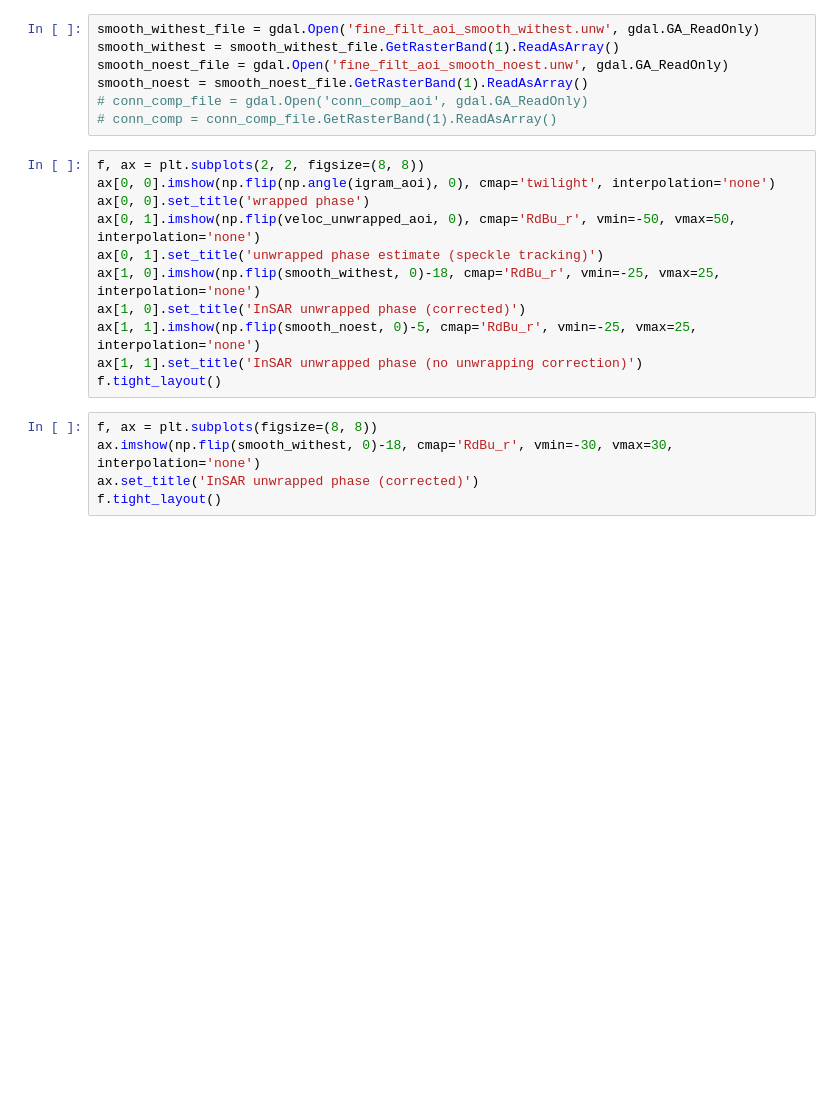
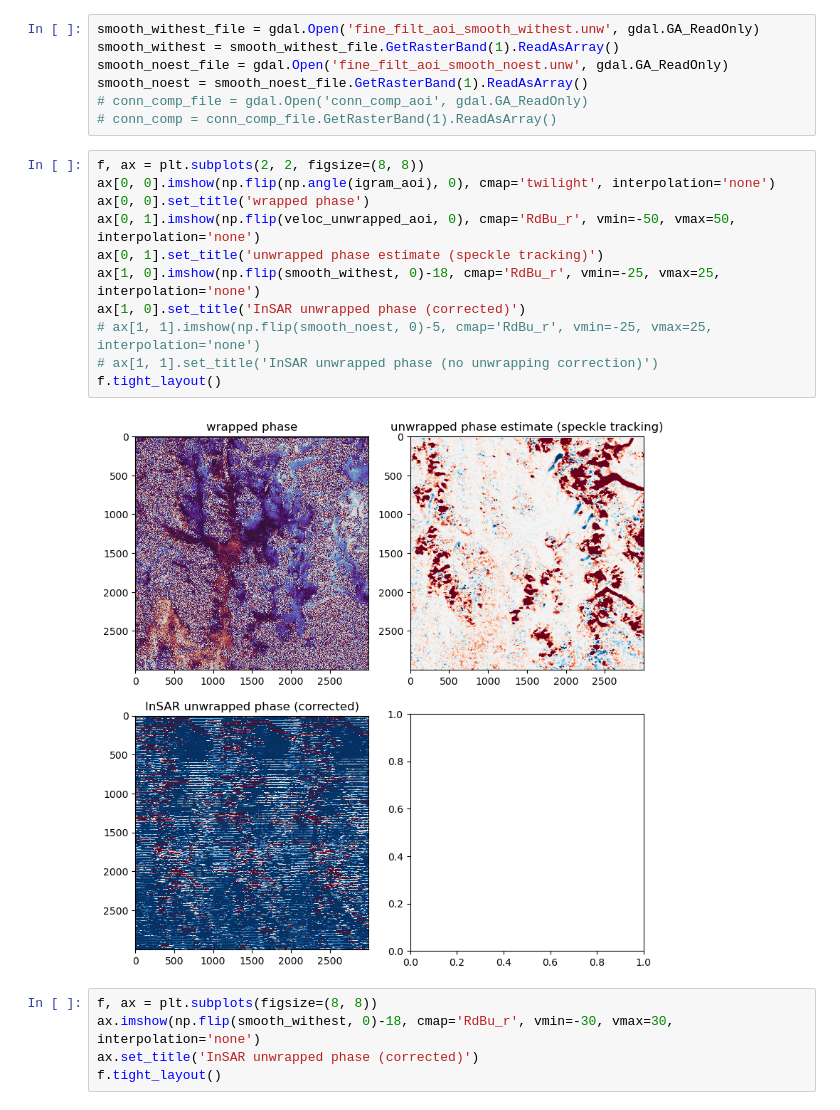
Before and after one commit to gbrencher/ffits, a Jupyter notebook: nbs/imja/agu_push/explore_unwrapping_correction.ipynb, the cells around one changed output. Drawn from its saved outputs; the diff is of its cells as text; blank space fills up the shorter version.

```diff
--- a/nbs/imja/agu_push/explore_unwrapping_correction.ipynb
+++ b/nbs/imja/agu_push/explore_unwrapping_correction.ipynb
@@ -408,14 +368,16 @@ smooth_noest = smooth_noest_file.GetRasterBand(1).ReadAsArray()
 # %%
 f, ax = plt.subplots(2, 2, figsize=(8, 8))
 ax[0, 0].imshow(np.flip(np.angle(igram_aoi), 0), cmap='twilight', interpolation='none')
 ax[0, 0].set_title('wrapped phase')
 ax[0, 1].imshow(np.flip(veloc_unwrapped_aoi, 0), cmap='RdBu_r', vmin=-50, vmax=50, interpolation='none')
 ax[0, 1].set_title('unwrapped phase estimate (speckle tracking)')
 ax[1, 0].imshow(np.flip(smooth_withest, 0)-18, cmap='RdBu_r', vmin=-25, vmax=25, interpolation='none')
 ax[1, 0].set_title('InSAR unwrapped phase (corrected)')
-ax[1, 1].imshow(np.flip(smooth_noest, 0)-5, cmap='RdBu_r', vmin=-25, vmax=25, interpolation='none')
-ax[1, 1].set_title('InSAR unwrapped phase (no unwrapping correction)')
+# ax[1, 1].imshow(np.flip(smooth_noest, 0)-5, cmap='RdBu_r', vmin=-25, vmax=25, interpolation='none')
+# ax[1, 1].set_title('InSAR unwrapped phase (no unwrapping correction)')
 f.tight_layout()
+# %% [output]
+[figure, added]
 # %%
 f, ax = plt.subplots(figsize=(8, 8))
 ax.imshow(np.flip(smooth_withest, 0)-18, cmap='RdBu_r', vmin=-30, vmax=30, interpolation='none')
```
Also changed, not shown: parts of 5 cells of this notebook, 1 other file.
